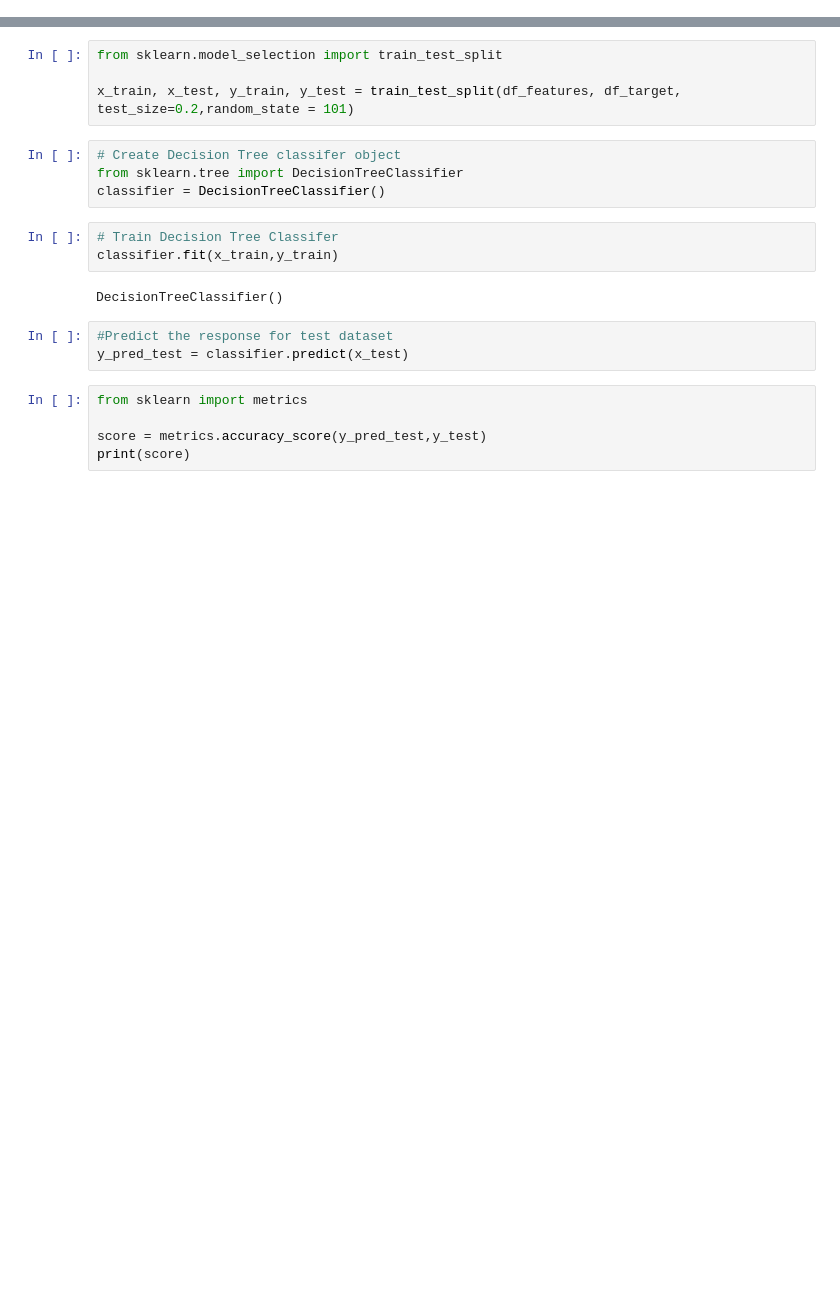
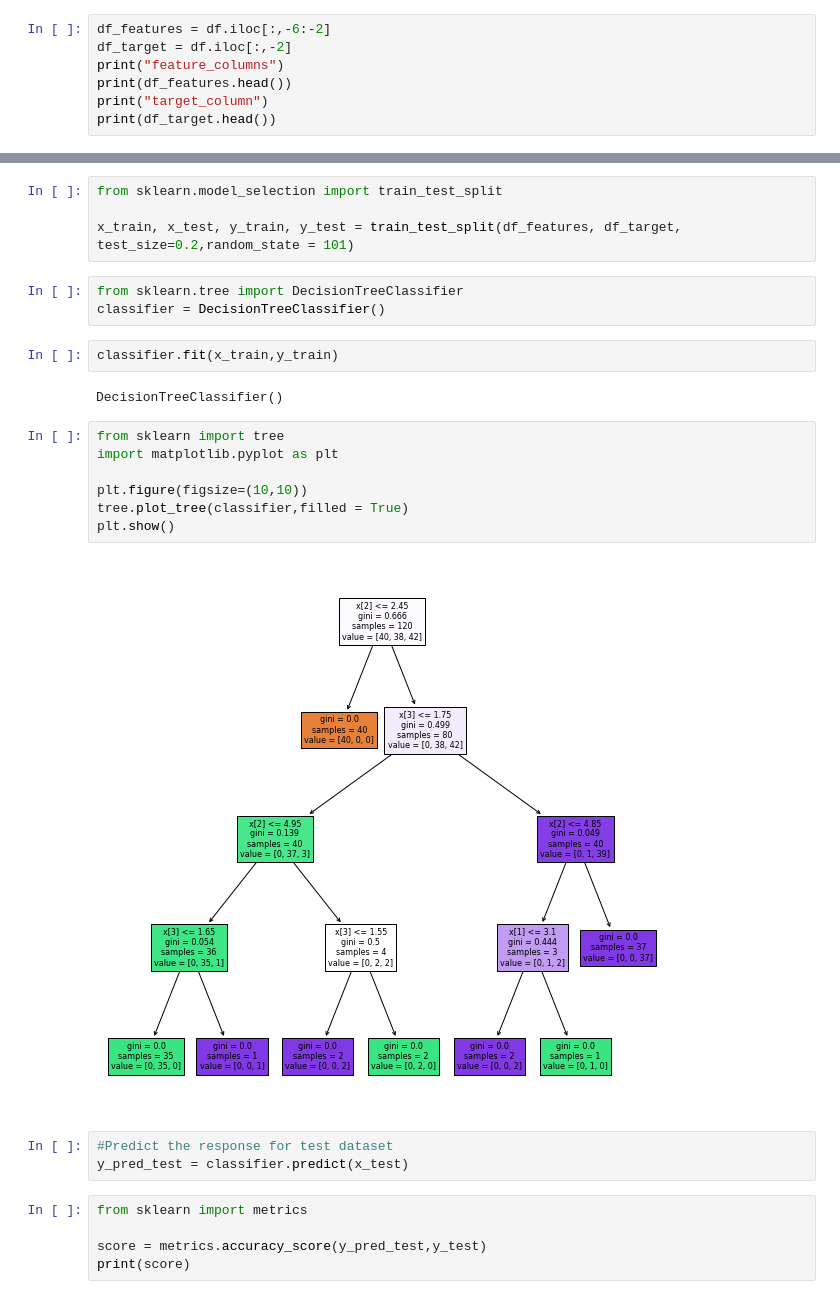
Before and after one commit to yashyaks/ML-playground, a Jupyter notebook: Lab_2/Lab2.2_DecisionTreeClassifier.ipynb, the cells around one changed output, grey strips where cells are left out. Cells and saved outputs as stored; diff of their text form; blank space fills up the shorter version.

```diff
--- a/Lab_2/Lab2.2_DecisionTreeClassifier.ipynb
+++ b/Lab_2/Lab2.2_DecisionTreeClassifier.ipynb
@@ -83,0 +63,7 @@ print(df_target)
+# %%
+df_features = df.iloc[:,-6:-2]
+df_target = df.iloc[:,-2]
+print("feature_columns")
+print(df_features.head())
+print("target_column")
+print(df_target.head())
@@ -86,14 +87,21 @@ from sklearn.model_selection import train_test_split
 
 x_train, x_test, y_train, y_test = train_test_split(df_features, df_target, test_size=0.2,random_state = 101)
 # %%
-# Create Decision Tree classifer object
 from sklearn.tree import DecisionTreeClassifier
 classifier = DecisionTreeClassifier()
 # %%
-# Train Decision Tree Classifer
 classifier.fit(x_train,y_train)
 # %% [output]
 DecisionTreeClassifier()
+# %%
+from sklearn import tree
+import matplotlib.pyplot as plt
+
+plt.figure(figsize=(10,10))
+tree.plot_tree(classifier,filled = True)
+plt.show()
+# %% [output]
+[figure, added]
 # %%
 #Predict the response for test dataset
 y_pred_test = classifier.predict(x_test)
```
Also changed, not shown: parts of 15 cells of this notebook.
